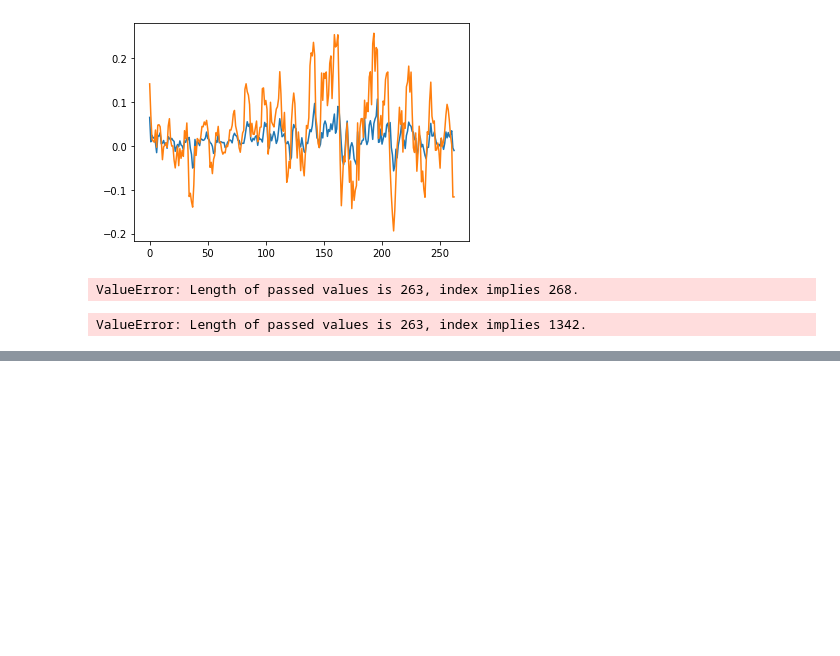
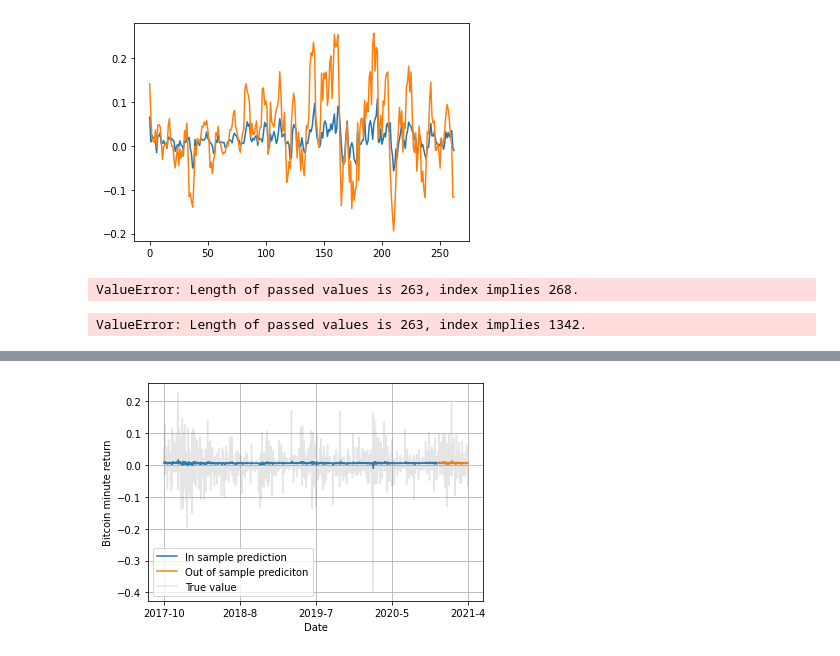
Before and after one commit to dim3003/data-analysis-crypto, a Jupyter notebook: notebooks/test_model_gp.ipynb, the cells around one changed output, grey strips where cells are left out. Drawn from its saved outputs; the diff is of its cells as text; code cells hidden in the pictures; blank space fills up the shorter version.

Commit message:
add prof LSTM

```diff
--- a/notebooks/test_model_gp.ipynb
+++ b/notebooks/test_model_gp.ipynb
@@ -228,0 +249,3 @@ ValueError: Length of passed values is 263, index implies 1342.
+# %%
+df['date'] = pd.to_datetime(df['date'])
+df['date']
@@ -228,0 +270,93 @@ ValueError: Length of passed values is 263, index implies 1342.
+# %%
+import tensorflow as tf
+from tensorflow import keras
+from tensorflow.keras import layers
+
+tf.random.set_seed(1234)
+df = df[['Close','Volume','date']]
+df['date'] = pd.to_datetime(df['date'])
+
+for reg in ['ret','price','abs']:
+    if reg=='price':
+        X = df[['Close']].values
+        m = np.mean(X)
+        s = np.std(X)
+        X=(X-np.mean(X))/np.std(X-np.mean(X))
+        y = X
+    if reg=='ret':
+        X = df[['Close']].values
+        X=(X[1:,:]-X[:-1,:])/X[:-1,:]
+        y = X
+    if reg=='abs':
+        X = df[['Close']].values
+        X=np.abs((X[1:,:]-X[:-1,:])/X[:-1,:])
+        y = X
+    batch_size = 1
+    time_steps = 50
+    k = 0
+    x_final = []
+    y_final = []
+    date = []
+    for k in range(X.shape[0]-time_steps-1):
+        x_final.append(X[k:k+time_steps,:])
+        y_final.append(y[(k + time_steps + 1):(k + time_steps + 2), :])
+        date.append(df.loc[k+time_steps+1, 'date'])
+    x_final=np.stack(x_final)
+    y_final=np.concatenate(y_final)
+
+    tr = int(np.ceil(x_final.shape[0]*0.9))
+    x_train = x_final[:tr,:,:]
+    x_test = x_final[tr:,:,:]
+    y_train = y_final[:tr,:]
+    y_test = y_final[tr:,:]
+
+    # problem => exploding gradient descent
+    # set-up the model
+    simple_lstm_model = tf.keras.models.Sequential([
+        tf.keras.layers.LSTM(64),
+        tf.keras.layers.Dropout(0.2),
+        tf.keras.layers.Dense(64),
+        tf.keras.layers.Dense(1)
+    ])
+
+    # compile the model
+    opt_adam = tf.keras.optimizers.Adam(lr=0.01, clipnorm=1.)
+    opt_adam = tf.keras.optimizers.Adam(lr=0.01, clipvalue=0.5)
+    simple_lstm_model.compile(optimizer=opt_adam, loss='mse')
+
+    EPOCHS = 5
+    print('Training')
+    print(f"######### {reg} ########")
+    simple_lstm_model.fit(x=x_train,y=y_train, epochs=EPOCHS, validation_split=0.05)
+    # in sample performance
+    print('In sample performance')
+    simple_lstm_model.evaluate(x_test,y_test)
+    oos_pred = simple_lstm_model.predict(x_test)
+    is_pred = simple_lstm_model.predict(x_train)
+    if reg == 'price':
+        is_pred=is_pred*s+m
+        oos_pred=oos_pred*s+m
+        y_final=y_final*s+m
+
+    is_x = np.arange(0,tr)
+    oos_x = np.arange(tr,x_final.shape[0])
+    plt.plot(is_x,is_pred, label='In sample prediction')
+    plt.plot(oos_x, oos_pred, label ='Out of sample prediciton')
+    plt.plot(np.arange(0,x_final.shape[0]), y_final, label='True value', alpha=0.2, color ='grey')
+    if reg == 'price':
+        plt.ylabel('Bitcoin $ values')
+    if reg == 'ret':
+        plt.ylabel('Bitcoin minute return')
+    if reg == 'abs':
+        plt.ylabel('Bitcoin minute absolute return')
+
+    a = np.ceil(np.linspace(0, len(date)-1,5)).astype(int)
+    b = [str(date[x].year)+'-'+str(date[x].month) for x in a]
+    plt.xticks(a, b)
+    plt.xlabel('Date')
+    plt.grid(True)
+    plt.legend()
+
+    plt.show()
+    #plt.savefig(f'{reg}.png')
+# %% [output]
@@ -228,0 +377 @@ ValueError: Length of passed values is 263, index implies 1342.
+[figure, added]
```
Also changed, not shown: parts of 5 cells of this notebook.
